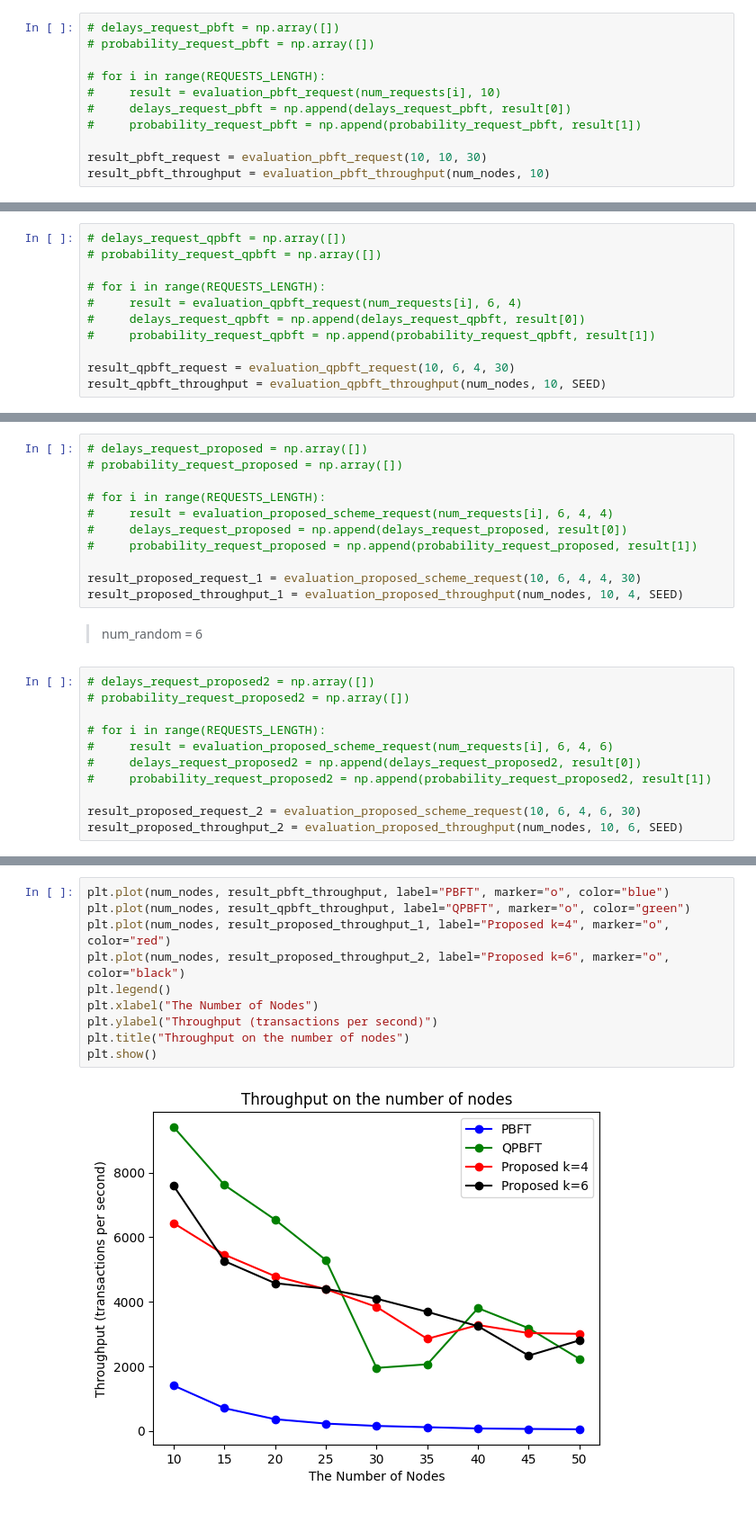
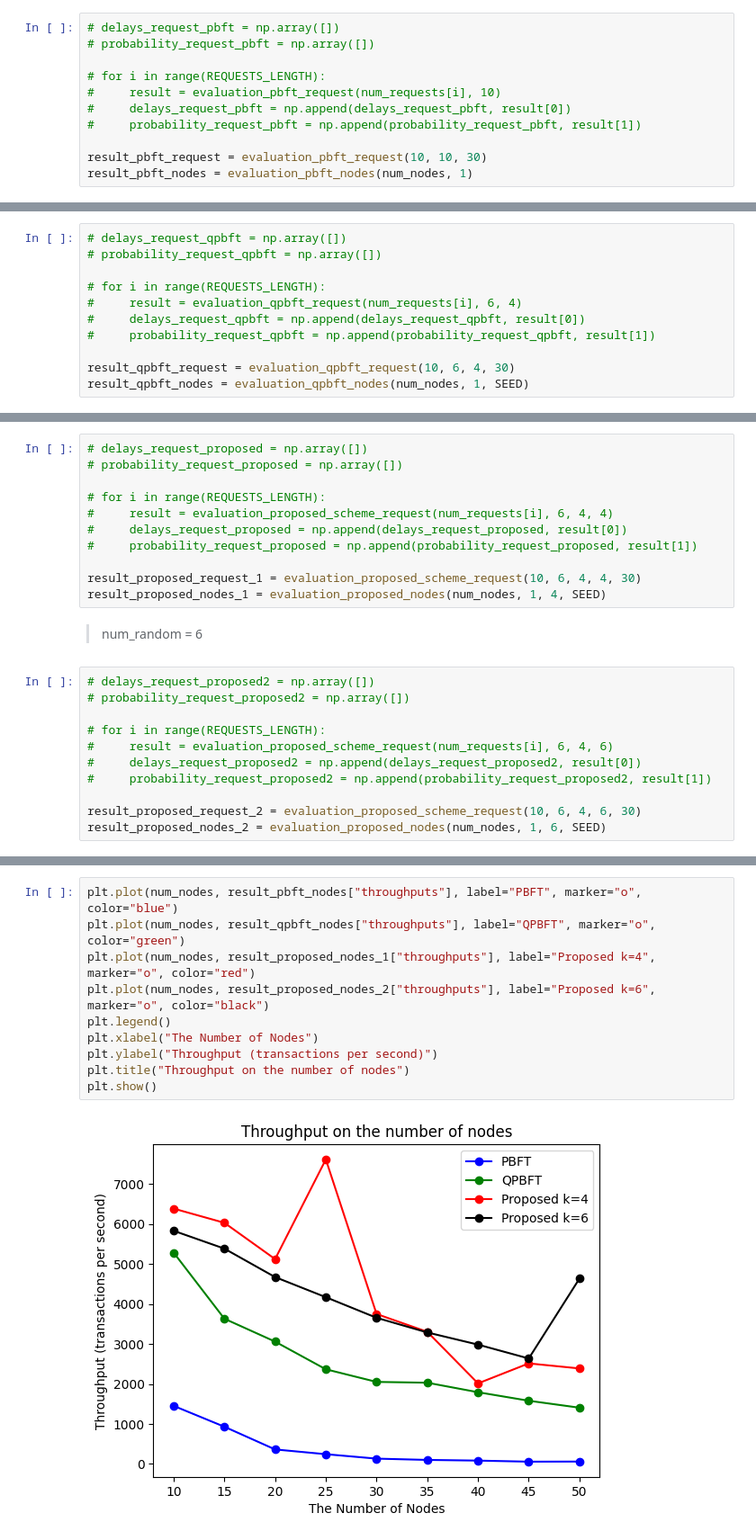
Before and after one commit to OatKID/consensus_demo, a Jupyter notebook: report.ipynb, the cells around one changed output, grey strips where cells are left out. Shown at 90% size. Cells and saved outputs as stored; diff of their text form.

```diff
--- a/report.ipynb
+++ b/report.ipynb
@@ -147,7 +188,7 @@ def evaluation_proposed_throughput(num_nodes:np.ndarray, num_rounds:int, k:int,
 #     probability_request_pbft = np.append(probability_request_pbft, result[1])
 
 result_pbft_request = evaluation_pbft_request(10, 10, 30)
-result_pbft_throughput = evaluation_pbft_throughput(num_nodes, 10)
+result_pbft_nodes = evaluation_pbft_nodes(num_nodes, 1)
 # %% [markdown]
 ## QPBFT Algorithm
 # %%
@@ -160,7 +201,7 @@ result_pbft_throughput = evaluation_pbft_throughput(num_nodes, 10)
 #     probability_request_qpbft = np.append(probability_request_qpbft, result[1])
 
 result_qpbft_request = evaluation_qpbft_request(10, 6, 4, 30)
-result_qpbft_throughput = evaluation_qpbft_throughput(num_nodes, 10, SEED)
+result_qpbft_nodes = evaluation_qpbft_nodes(num_nodes, 1, SEED)
 # %% [markdown]
 ## Proposed Scheme 1
 > num_random = 4
@@ -174,7 +215,7 @@ result_qpbft_throughput = evaluation_qpbft_throughput(num_nodes, 10, SEED)
 #     probability_request_proposed = np.append(probability_request_proposed, result[1])
 
 result_proposed_request_1 = evaluation_proposed_scheme_request(10, 6, 4, 4, 30)
-result_proposed_throughput_1 = evaluation_proposed_throughput(num_nodes, 10, 4, SEED)
+result_proposed_nodes_1 = evaluation_proposed_nodes(num_nodes, 1, 4, SEED)
 # %% [markdown]
 > num_random = 6
 # %%
@@ -187,7 +228,7 @@ result_proposed_throughput_1 = evaluation_proposed_throughput(num_nodes, 10, 4,
 #     probability_request_proposed2 = np.append(probability_request_proposed2, result[1])
 
 result_proposed_request_2 = evaluation_proposed_scheme_request(10, 6, 4, 6, 30)
-result_proposed_throughput_2 = evaluation_proposed_throughput(num_nodes, 10, 6, SEED)
+result_proposed_nodes_2 = evaluation_proposed_nodes(num_nodes, 1, 6, SEED)
 # %%
 import matplotlib.pyplot as plt
 
@@ -217,12 +258,12 @@ plt.show()
 # %%
-plt.plot(num_nodes, result_pbft_throughput, label="PBFT", marker="o", color="blue")
-plt.plot(num_nodes, result_qpbft_throughput, label="QPBFT", marker="o", color="green")
-plt.plot(num_nodes, result_proposed_throughput_1, label="Proposed k=4", marker="o", color="red")
-plt.plot(num_nodes, result_proposed_throughput_2, label="Proposed k=6", marker="o", color="black")
+plt.plot(num_nodes, result_pbft_nodes["throughputs"], label="PBFT", marker="o", color="blue")
+plt.plot(num_nodes, result_qpbft_nodes["throughputs"], label="QPBFT", marker="o", color="green")
+plt.plot(num_nodes, result_proposed_nodes_1["throughputs"], label="Proposed k=4", marker="o", color="red")
+plt.plot(num_nodes, result_proposed_nodes_2["throughputs"], label="Proposed k=6", marker="o", color="black")
 plt.legend()
 plt.xlabel("The Number of Nodes")
 plt.ylabel("Throughput (transactions per second)")
 plt.title("Throughput on the number of nodes")
 plt.show()
 # %% [output]
-[figure, old version]
+[figure, new version]
```
Also changed, not shown: parts of 5 cells of this notebook, 7 other files.
